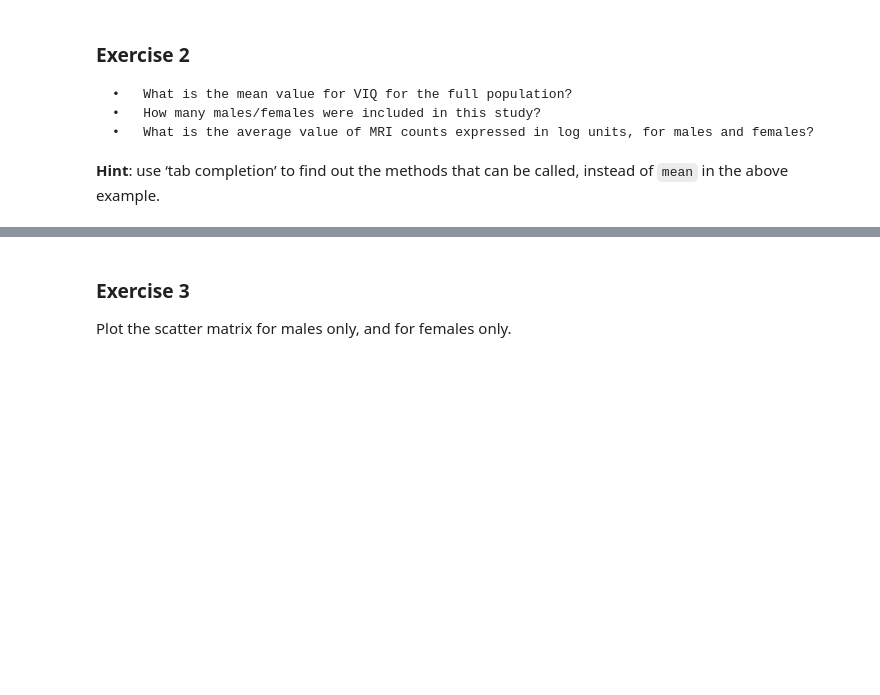
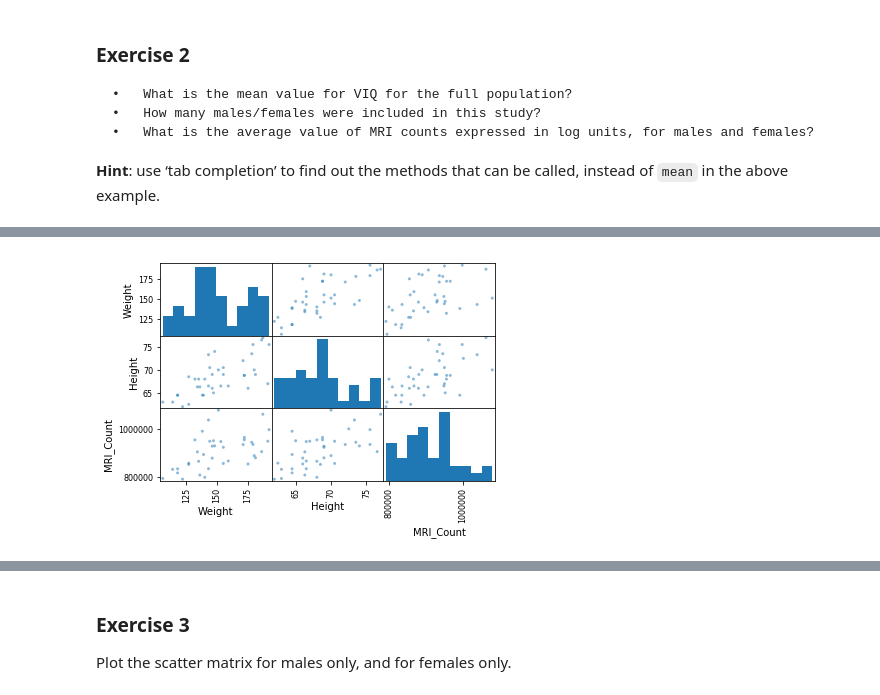
Before and after one commit to cubazis/inno_hdda_fall, a Jupyter notebook: labs/lab2/HDDA. Lab Session #2.ipynb, the cells around one changed output, grey strips where cells are left out. Cells and saved outputs as stored; diff of their text form; code cells hidden in the pictures; blank space fills up the shorter version.

```diff
--- a/labs/lab2/HDDA. Lab Session #2.ipynb
+++ b/labs/lab2/HDDA. Lab Session #2.ipynb
@@ -150,4 +269,7 @@ Let's use pandas plotting to make simple boxplots and 3x3 matrix of scatter plot
 # %%
-#from pandas.tools.plotting import scatter_matrix
-#scatter_matrix(data[['Weight', 'Height', 'MRI_Count']])
+from pandas.tools.plotting import scatter_matrix
+scatter_matrix(data[['Weight', 'Height', 'MRI_Count']])
+plt.show()
+# %% [output]
+[figure, added]
 # %%
```
Also changed, not shown: parts of 67 cells of this notebook, 5 other files.
